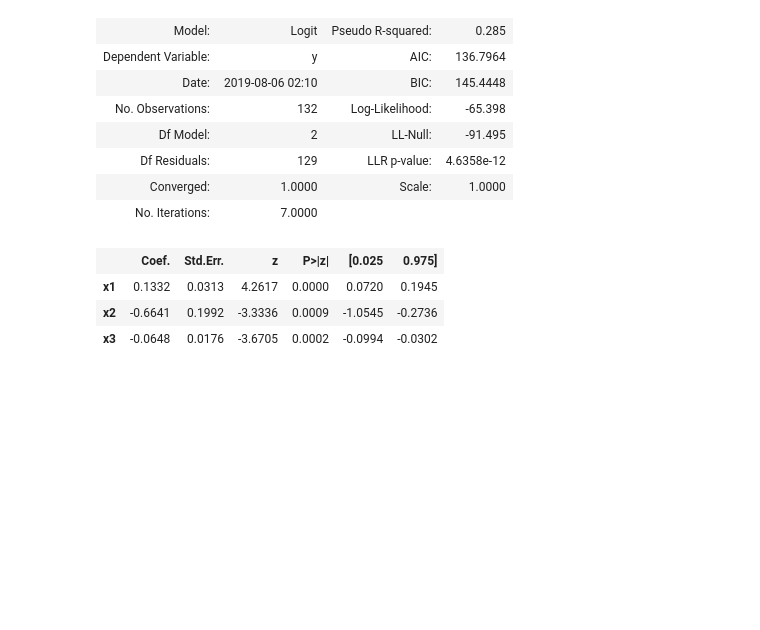
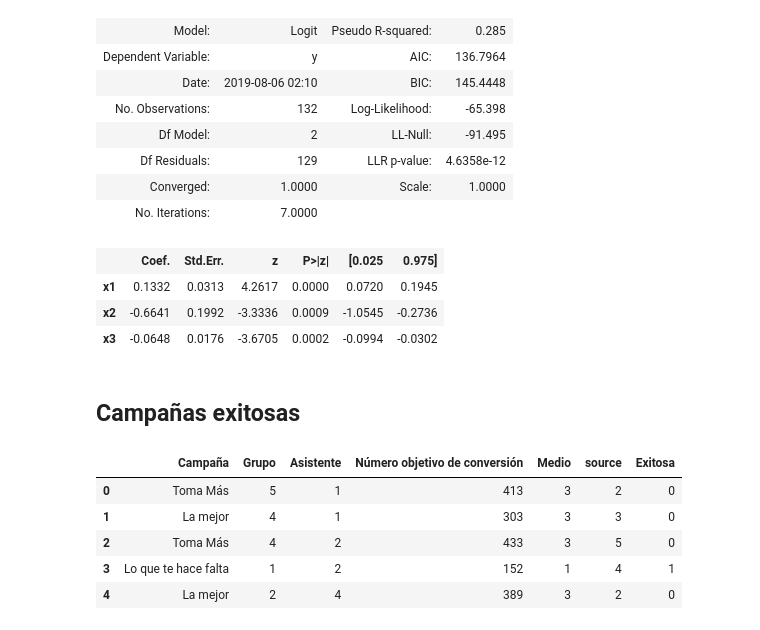
Before and after one commit to riarangogi/ResolveStudio, a Jupyter notebook: modely.ipynb, the cells around one changed output. Drawn from its saved outputs; the diff is of its cells as text; code cells hidden in the pictures; blank space fills up the shorter version.

```diff
--- a/modely.ipynb
+++ b/modely.ipynb
@@ -54,3 +57,18 @@ Optimization terminated successfully.
 | x1 | 0.1332 | 0.0313 | 4.2617 | 0.0000 | 0.0720 | 0.1945 |
 | x2 | -0.6641 | 0.1992 | -3.3336 | 0.0009 | -1.0545 | -0.2736 |
 | x3 | -0.0648 | 0.0176 | -3.6705 | 0.0002 | -0.0994 | -0.0302 |
+# %% [markdown]
+## Campañas exitosas
+# %%
+campaignData = pd.read_csv("./Data/Tidy/campaignData.csv")
+X = campaignData.drop(["Campaña", "Exitosa"], axis=1)
+y = campaignData["Exitosa"]
+X_train, X_test, y_train, y_test = train_test_split(X, y, test_size=0.3, random_state=47)
+campaignData.head()
+# %% [output]
+|  | Campaña | Grupo | Asistente | Número objetivo de conversión | Medio | source | Exitosa |
+| 0 | Toma Más | 5 | 1 | 413 | 3 | 2 | 0 |
+| 1 | La mejor | 4 | 1 | 303 | 3 | 3 | 0 |
+| 2 | Toma Más | 4 | 2 | 433 | 3 | 5 | 0 |
+| 3 | Lo que te hace falta | 1 | 2 | 152 | 1 | 4 | 1 |
+| 4 | La mejor | 2 | 4 | 389 | 3 | 2 | 0 |
```
Also changed, not shown: parts of 3 cells of this notebook.
